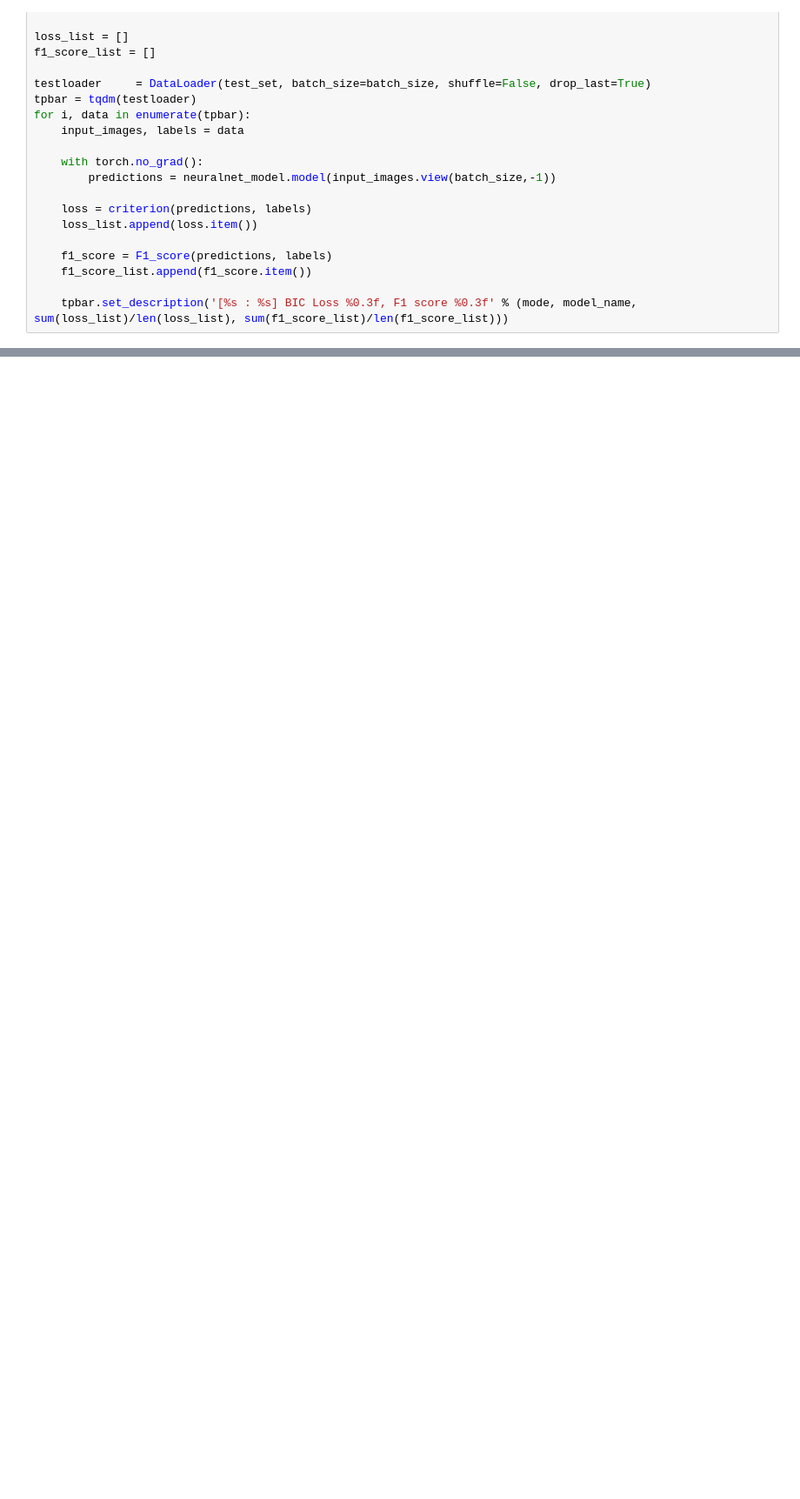
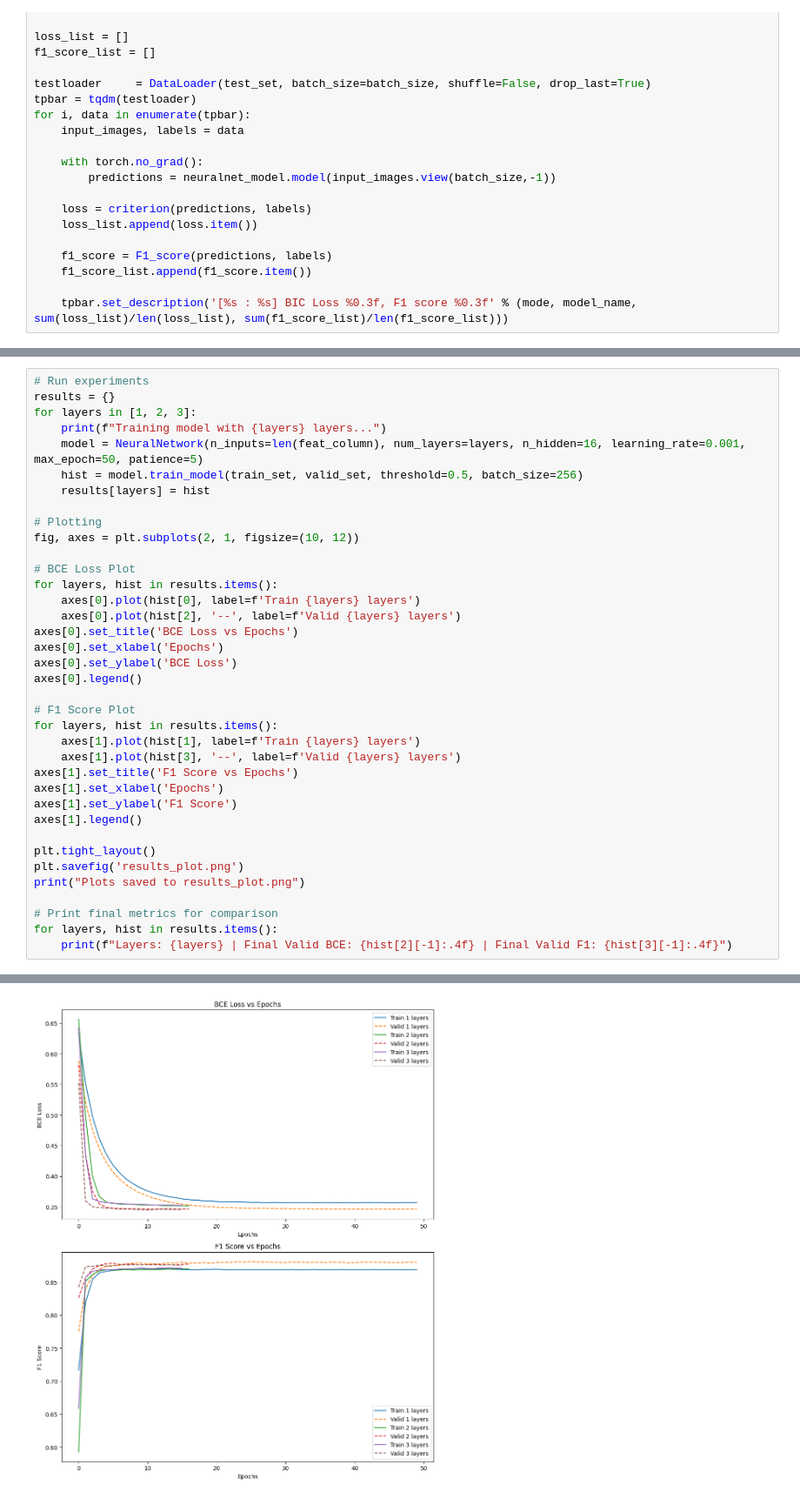
Before and after one commit to SKY-TKP/Machine-Learning-for-IE, a Jupyter notebook: 2102-575: STAT INFER MODEL/Lab Coding/Lab 3: Logistics and Neural Network/main.ipynb, the cells around one changed output, grey strips where cells are left out. Shown at 87% size. Cells and saved outputs as stored; diff of their text form; blank space fills up the shorter version.

```diff
--- a/2102-575: STAT INFER MODEL/Lab Coding/Lab 3: Logistics and Neural Network/main.ipynb
+++ b/2102-575: STAT INFER MODEL/Lab Coding/Lab 3: Logistics and Neural Network/main.ipynb
@@ -357,0 +363,38 @@ for i, data in enumerate(tpbar):
+# %%
+# Run experiments
+results = {}
+for layers in [1, 2, 3]:
+    print(f"Training model with {layers} layers...")
+    model = NeuralNetwork(n_inputs=len(feat_column), num_layers=layers, n_hidden=16, learning_rate=0.001, max_epoch=50, patience=5)
+    hist = model.train_model(train_set, valid_set, threshold=0.5, batch_size=256)
+    results[layers] = hist
+
+# Plotting
+fig, axes = plt.subplots(2, 1, figsize=(10, 12))
+
+# BCE Loss Plot
+for layers, hist in results.items():
+    axes[0].plot(hist[0], label=f'Train {layers} layers')
+    axes[0].plot(hist[2], '--', label=f'Valid {layers} layers')
+axes[0].set_title('BCE Loss vs Epochs')
+axes[0].set_xlabel('Epochs')
+axes[0].set_ylabel('BCE Loss')
+axes[0].legend()
+
+# F1 Score Plot
+for layers, hist in results.items():
+    axes[1].plot(hist[1], label=f'Train {layers} layers')
+    axes[1].plot(hist[3], '--', label=f'Valid {layers} layers')
+axes[1].set_title('F1 Score vs Epochs')
+axes[1].set_xlabel('Epochs')
+axes[1].set_ylabel('F1 Score')
+axes[1].legend()
+
+plt.tight_layout()
+plt.savefig('results_plot.png')
+print("Plots saved to results_plot.png")
+
+# Print final metrics for comparison
+for layers, hist in results.items():
+    print(f"Layers: {layers} | Final Valid BCE: {hist[2][-1]:.4f} | Final Valid F1: {hist[3][-1]:.4f}")
+# %% [output]
@@ -357,0 +408 @@ for i, data in enumerate(tpbar):
+[figure, added]
```
Also changed, not shown: parts of 11 cells of this notebook.
